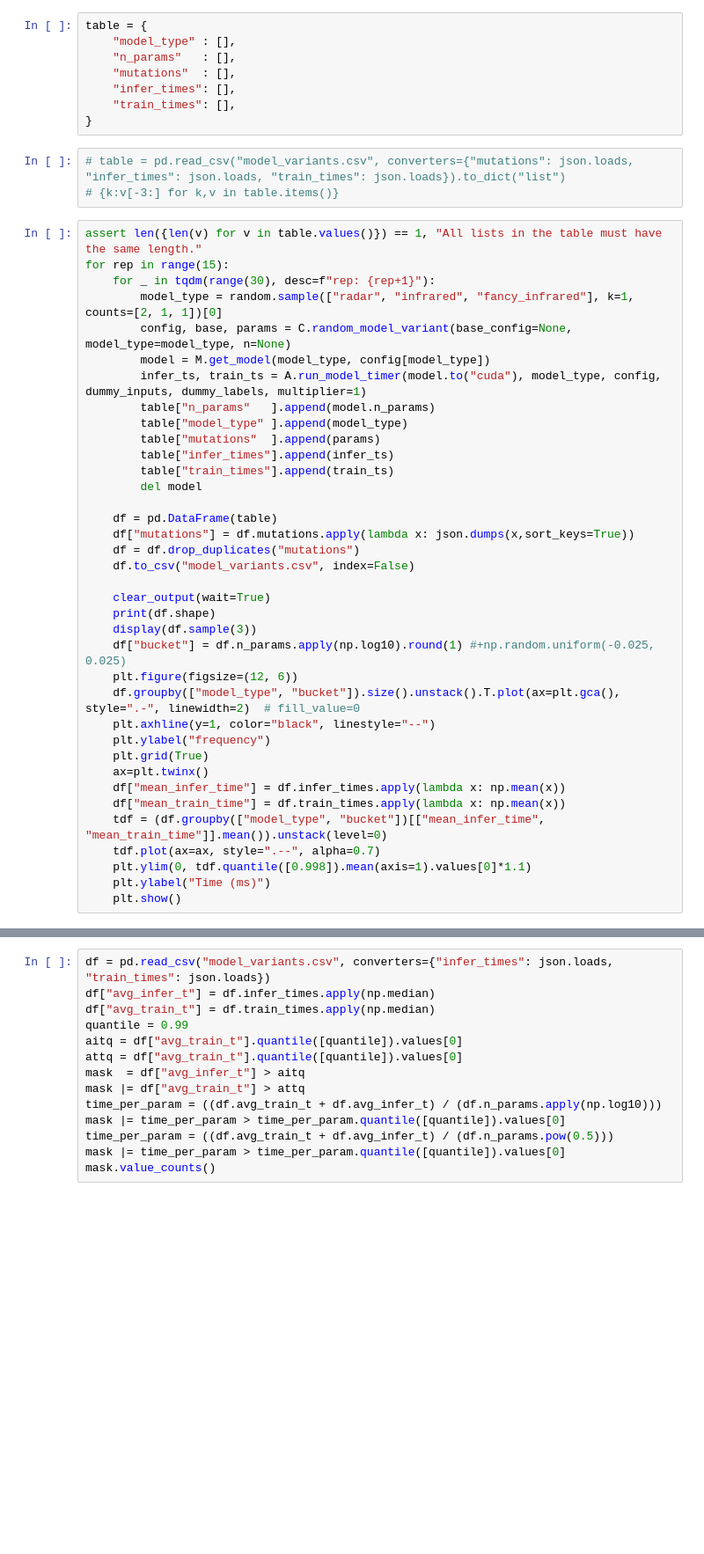
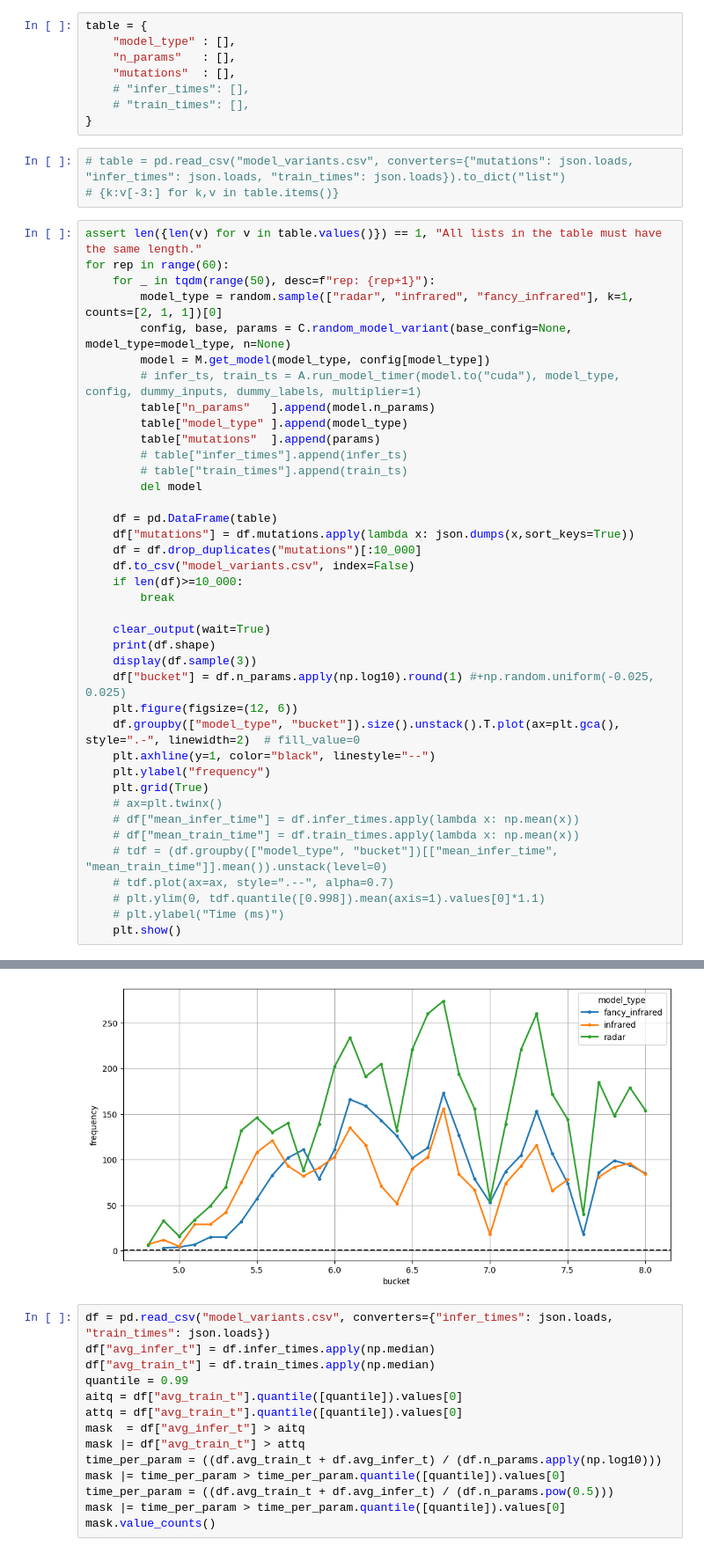
Before and after one commit to anasdev1204/CoDaS-Radar-based-Sentiment-Analysis-and-recognition, a Jupyter notebook: mudassar/model_size_analysis.ipynb, the cells around one changed output, grey strips where cells are left out. Shown at 88% size. Drawn from its saved outputs; the diff is of its cells as text; blank space fills up the shorter version.

```diff
--- a/mudassar/model_size_analysis.ipynb
+++ b/mudassar/model_size_analysis.ipynb
@@ -28,31 +26,33 @@ table = {
     "model_type" : [],
     "n_params"   : [],
     "mutations"  : [],
-    "infer_times": [],
-    "train_times": [],
+    # "infer_times": [],
+    # "train_times": [],
 }
 # %%
 # table = pd.read_csv("model_variants.csv", converters={"mutations": json.loads, "infer_times": json.loads, "train_times": json.loads}).to_dict("list")
 # {k:v[-3:] for k,v in table.items()}
 # %%
 assert len({len(v) for v in table.values()}) == 1, "All lists in the table must have the same length."
-for rep in range(15):
-    for _ in tqdm(range(30), desc=f"rep: {rep+1}"):
+for rep in range(60):
+    for _ in tqdm(range(50), desc=f"rep: {rep+1}"):
         model_type = random.sample(["radar", "infrared", "fancy_infrared"], k=1, counts=[2, 1, 1])[0]
         config, base, params = C.random_model_variant(base_config=None, model_type=model_type, n=None)
         model = M.get_model(model_type, config[model_type])
-        infer_ts, train_ts = A.run_model_timer(model.to("cuda"), model_type, config, dummy_inputs, dummy_labels, multiplier=1)
+        # infer_ts, train_ts = A.run_model_timer(model.to("cuda"), model_type, config, dummy_inputs, dummy_labels, multiplier=1)
         table["n_params"   ].append(model.n_params)
         table["model_type" ].append(model_type)
         table["mutations"  ].append(params)
-        table["infer_times"].append(infer_ts)
-        table["train_times"].append(train_ts)
+        # table["infer_times"].append(infer_ts)
+        # table["train_times"].append(train_ts)
         del model
 
     df = pd.DataFrame(table)
     df["mutations"] = df.mutations.apply(lambda x: json.dumps(x,sort_keys=True))
-    df = df.drop_duplicates("mutations")
+    df = df.drop_duplicates("mutations")[:10_000]
     df.to_csv("model_variants.csv", index=False)
+    if len(df)>=10_000:
+        break
 
     clear_output(wait=True)
     print(df.shape)
@@ -63,11 +63,12 @@ for rep in range(15):
     plt.axhline(y=1, color="black", linestyle="--")
     plt.ylabel("frequency")
     plt.grid(True)
-    ax=plt.twinx()
-    df["mean_infer_time"] = df.infer_times.apply(lambda x: np.mean(x))
-    df["mean_train_time"] = df.train_times.apply(lambda x: np.mean(x))
-    tdf = (df.groupby(["model_type", "bucket"])[["mean_infer_time", "mean_train_time"]].mean()).unstack(level=0)
-    tdf.plot(ax=ax, style=".--", alpha=0.7)
-    plt.ylim(0, tdf.quantile([0.998]).mean(axis=1).values[0]*1.1)
-    plt.ylabel("Time (ms)")
+    # ax=plt.twinx()
+    # df["mean_infer_time"] = df.infer_times.apply(lambda x: np.mean(x))
+    # df["mean_train_time"] = df.train_times.apply(lambda x: np.mean(x))
+    # tdf = (df.groupby(["model_type", "bucket"])[["mean_infer_time", "mean_train_time"]].mean()).unstack(level=0)
+    # tdf.plot(ax=ax, style=".--", alpha=0.7)
+    # plt.ylim(0, tdf.quantile([0.998]).mean(axis=1).values[0]*1.1)
+    # plt.ylabel("Time (ms)")
     plt.show()
+# %% [output]
@@ -74,3 +80,4 @@ for rep in range(15):
+[figure, added]
 # %%
 df = pd.read_csv("model_variants.csv", converters={"infer_times": json.loads, "train_times": json.loads})
 df["avg_infer_t"] = df.infer_times.apply(np.median)
```
Also changed, not shown: parts of 6 cells of this notebook, 2 other files.
